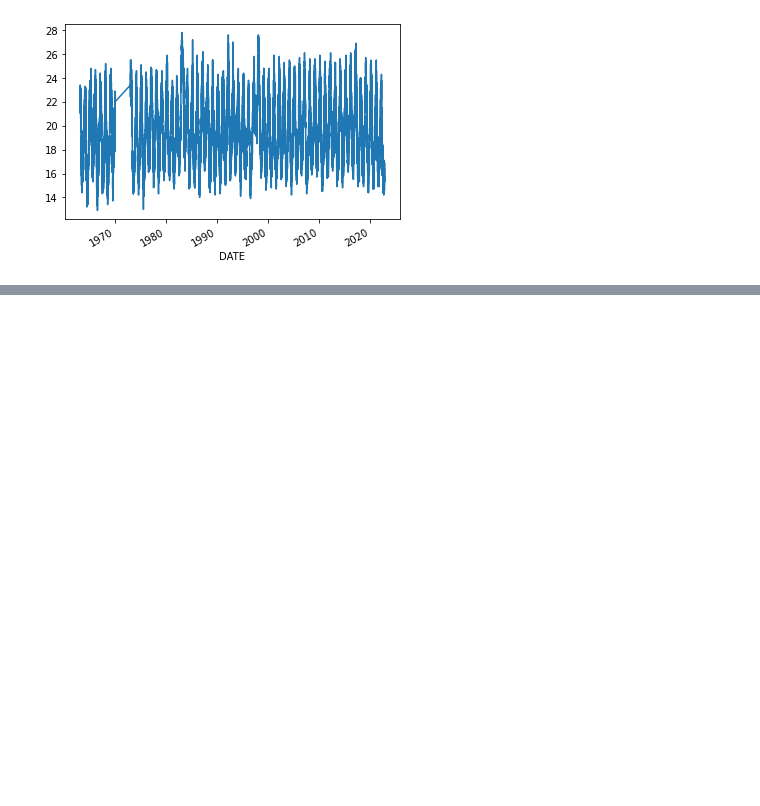
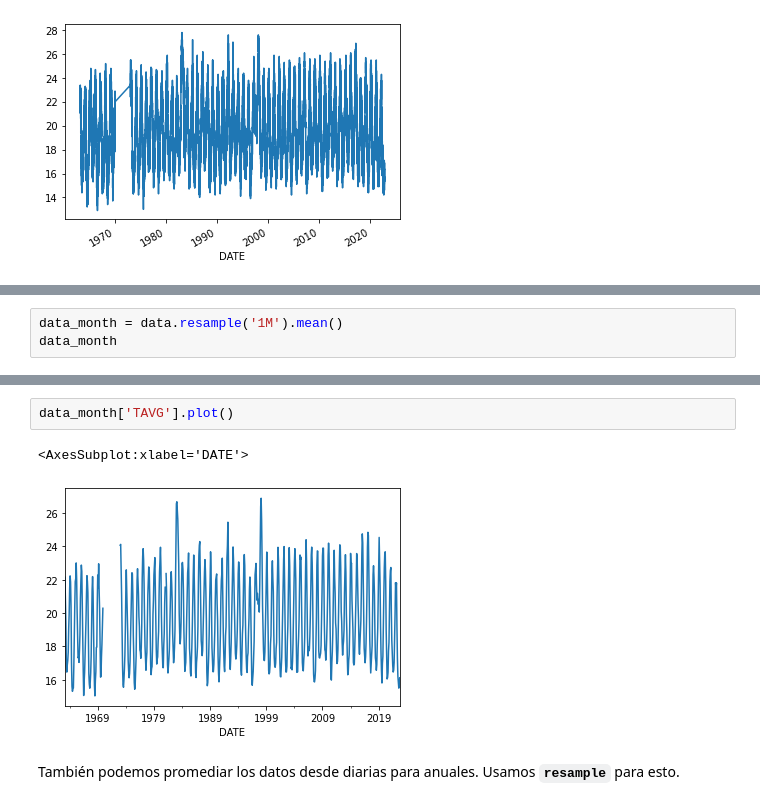
Before and after one commit to cryohydromettools/python_climatologia, a Jupyter notebook: book/dia3/02.Procesamiento_series_tiempo.ipynb, the cells around one changed output, grey strips where cells are left out. Drawn from its saved outputs; the diff is of its cells as text; blank space fills up the shorter version.

```diff
--- a/book/dia3/02.Procesamiento_series_tiempo.ipynb
+++ b/book/dia3/02.Procesamiento_series_tiempo.ipynb
@@ -93,0 +126,3 @@ data['TAVG'].plot()
+# %%
+data_month = data.resample('1M').mean()
+data_month
@@ -93,0 +144,7 @@ data['TAVG'].plot()
+# %%
+data_month['TAVG'].plot()
+# %% [output]
+<AxesSubplot:xlabel='DATE'>
+[figure, added]
+# %% [markdown]
+También podemos promediar los datos desde diarias para anuales. Usamos **`resample`** para esto.
```
Also changed, not shown: parts of 19 cells of this notebook, 2 other files.
